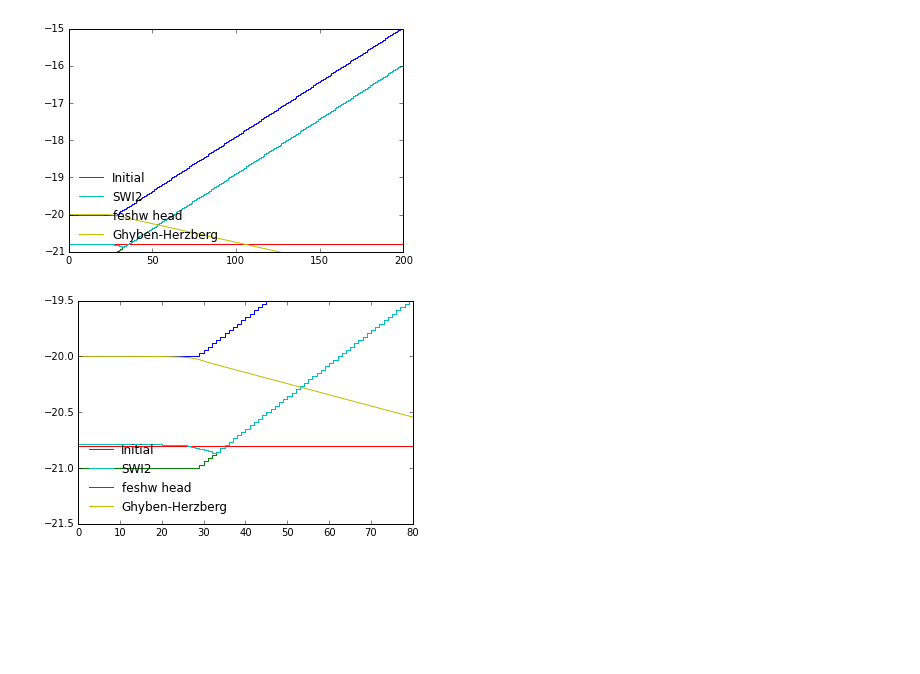
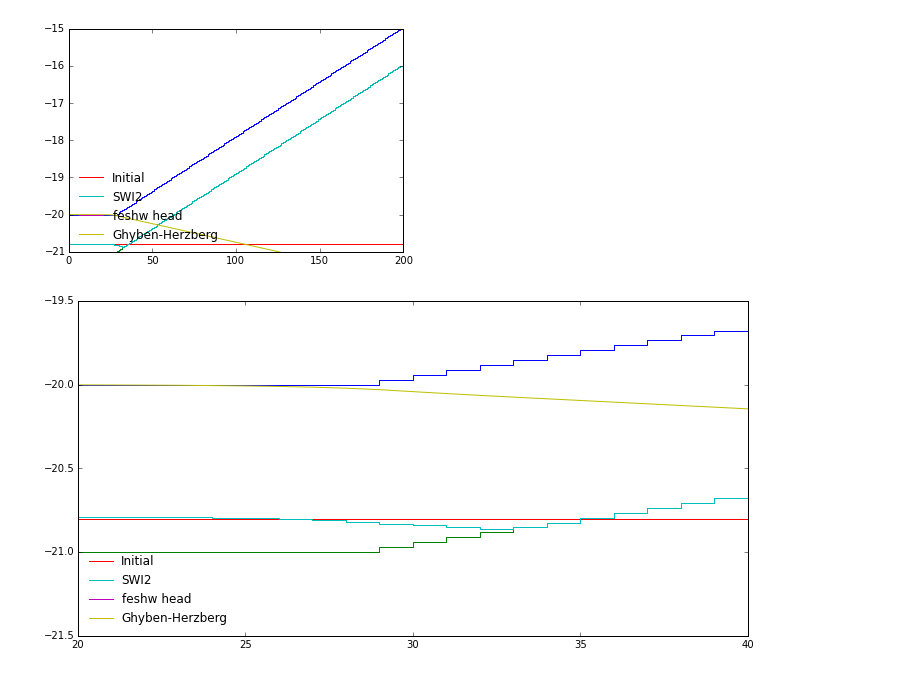
Before and after one commit to bdestombe/SWItest, a Jupyter notebook: SWI1D/inclined1conf_thin.ipynb, the cells around one changed output. Drawn from its saved outputs; the diff is of its cells as text; code cells hidden in the pictures; blank space fills up the shorter version.

```diff
--- a/SWI1D/inclined1conf_thin.ipynb
+++ b/SWI1D/inclined1conf_thin.ipynb
@@ -129,16 +129,16 @@ leg._drawFrame = False
 # %% [output]
 [figure]
 # %%
-fig = plt.figure()
+fig = plt.figure(figsize=(12, 6), dpi=300, facecolor='w', edgecolor='k')
 ax = fig.add_subplot(111)
 ax.plot(gr.cGr[0,:-1],TOP.squeeze(),drawstyle='steps')
 ax.plot(gr.cGr[0,:-1],BOTM.squeeze(),drawstyle='steps')
 ax.plot(gr.cGr[0,:-1],zini[0,:],drawstyle='steps', label='Initial')
 ax.plot(gr.cGr[0,:-1],zeta[0,0,:],drawstyle='steps', label='SWI2')
 ax.plot(gr.cGr[0,:-1],head[0, 0, :], label='feshw head')
 ax.plot(gr.cGr[0,:-1],TOP[:,0] - 40. * (head[0, 0, :]), label='Ghyben-Herzberg')
-ax.axis(gr.limLC([0,-120.,-0.5,-4.5]))
+ax.axis(gr.limLC([20,-160.,-0.5,-4.5]))
 leg = ax.legend(loc='lower left', numpoints=1)
 leg._drawFrame = False
 # %% [output]
-[figure, old version]
+[figure, new version]
```
Also changed, not shown: 1 other file.
